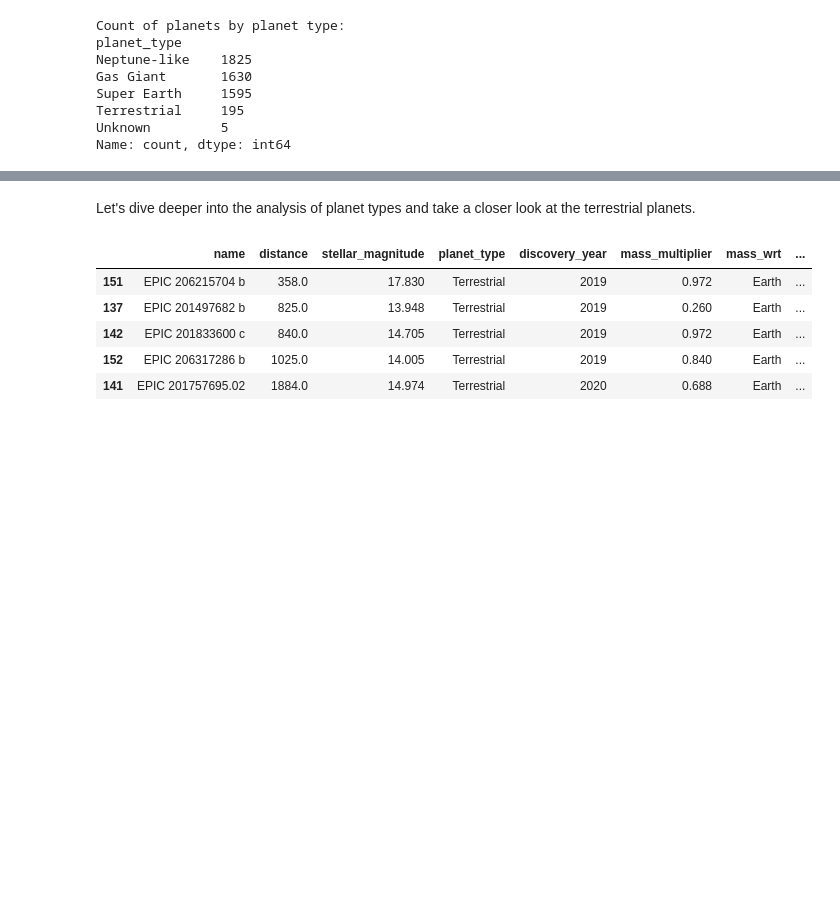
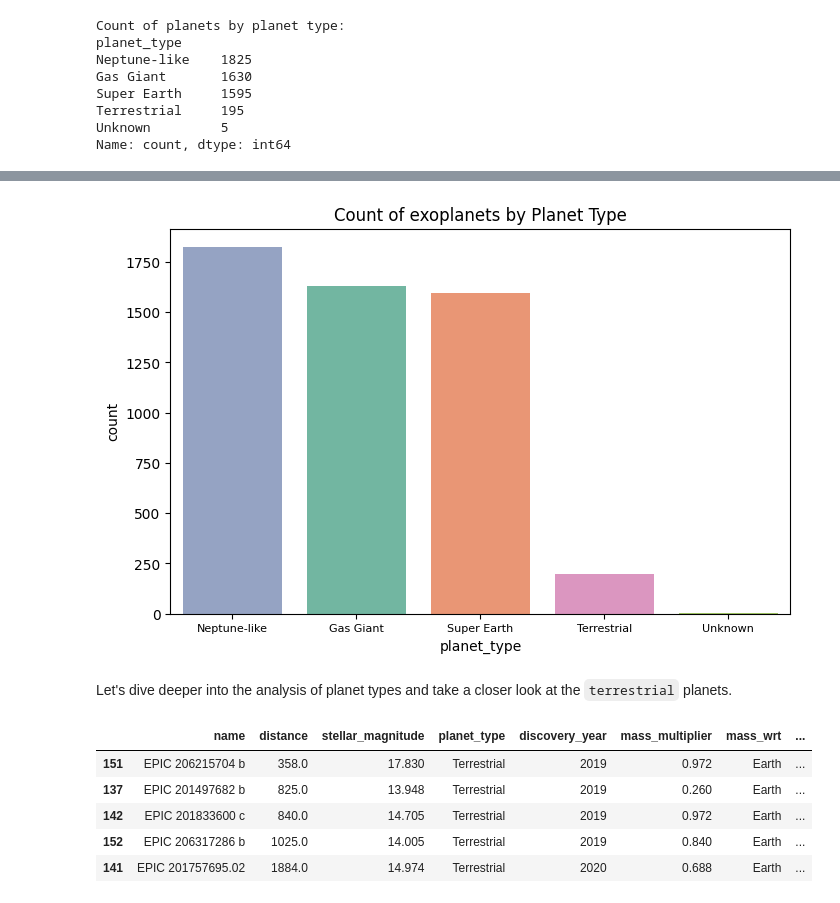
Before and after one commit to 7086600/da_final_project, a Jupyter notebook: da_final_project.ipynb, the cells around one changed output, grey strips where cells are left out. Saved outputs shown, nothing was run; the diff lists cells and outputs as text; code cells hidden in the pictures; blank space fills up the shorter version.

```diff
--- a/da_final_project.ipynb
+++ b/da_final_project.ipynb
@@ -157,5 +165,14 @@ The column `planet_type` contains data of different types of exoplanets. There a
+# %%
+# creating a countplot for planet types
+plt.figure(figsize=(8, 5), frameon=True)
+sns.countplot(data=exoplanets, x='planet_type', hue='planet_type', palette='Set2', order=exoplanets['planet_type'].value_counts().index, legend=False)
+plt.title('Count of exoplanets by Planet Type')
+plt.xticks(fontsize=8)
+plt.show()
+# %% [output]
+[figure, added]
 # %% [markdown]
-Let's dive deeper into the analysis of planet types and take a closer look at the terrestrial planets.
+Let's dive deeper into the analysis of planet types and take a closer look at the `terrestrial` planets.
 # %%
 # filtering planets
 filter_by_type = exoplanets['planet_type'] == 'Terrestrial'
```
Also changed, not shown: parts of 9 cells of this notebook, 1 other file.
